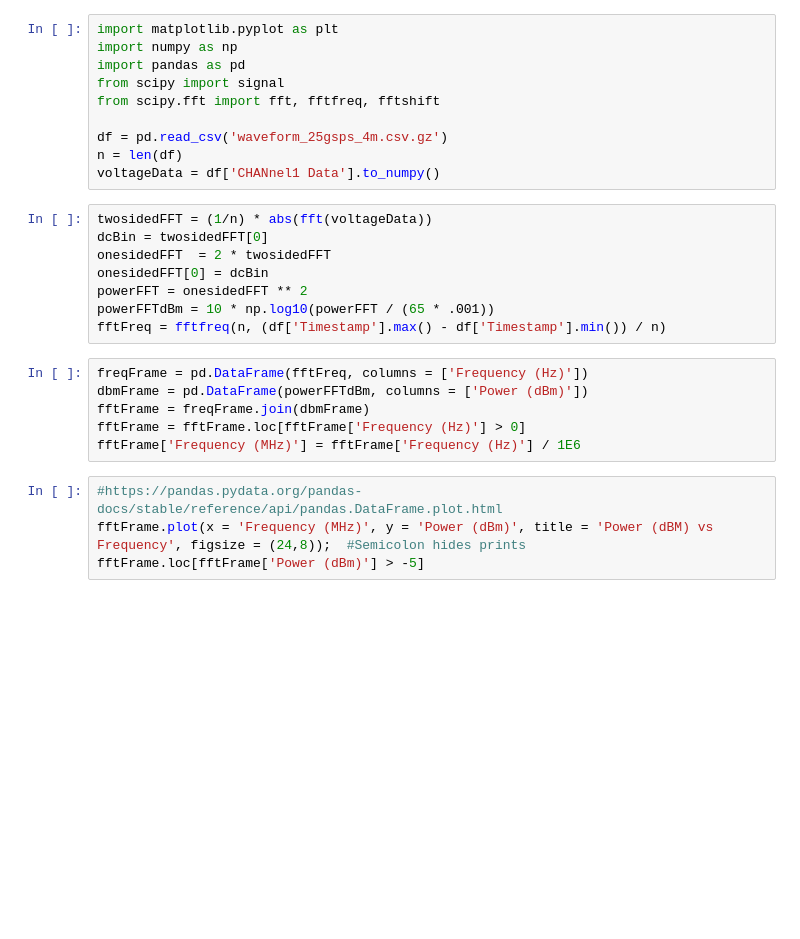
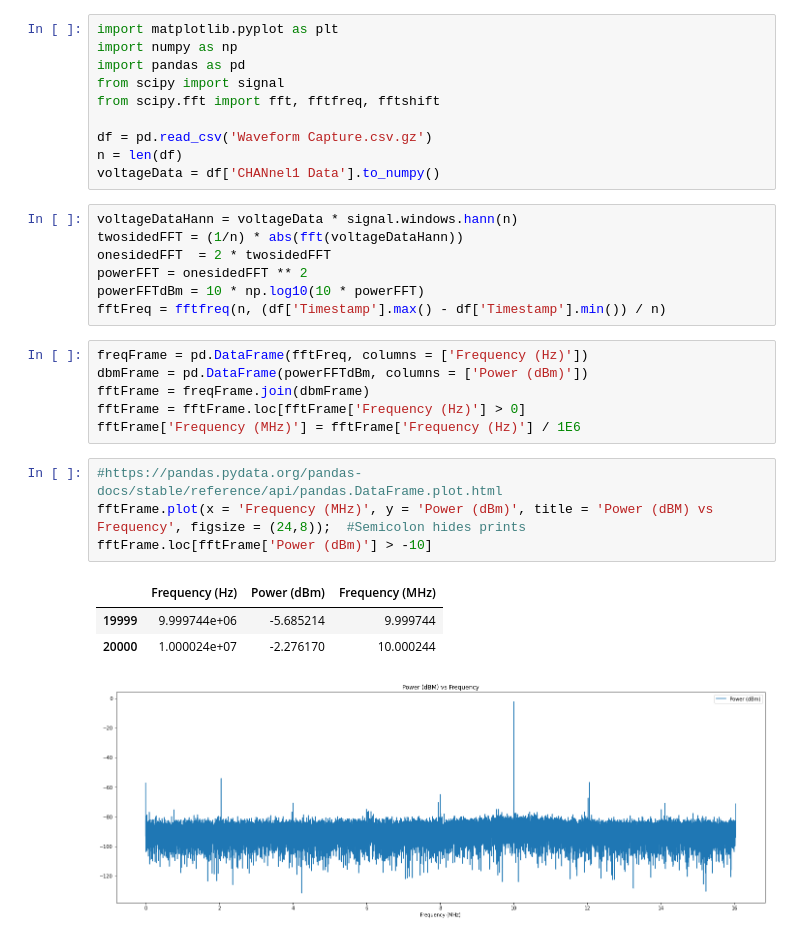
Before and after one commit to jlpoltrack/DSOX-Scripts, a Jupyter notebook: FFT/FFT.ipynb, the cells around one changed output. Cells and saved outputs as stored; diff of their text form; blank space fills up the shorter version.

```diff
--- a/FFT/FFT.ipynb
+++ b/FFT/FFT.ipynb
@@ -9,16 +9,15 @@ import pandas as pd
 from scipy import signal
 from scipy.fft import fft, fftfreq, fftshift
 
-df = pd.read_csv('waveform_25gsps_4m.csv.gz')
+df = pd.read_csv('Waveform Capture.csv.gz')
 n = len(df)
 voltageData = df['CHANnel1 Data'].to_numpy()
 # %%
-twosidedFFT = (1/n) * abs(fft(voltageData))
-dcBin = twosidedFFT[0]
+voltageDataHann = voltageData * signal.windows.hann(n)
+twosidedFFT = (1/n) * abs(fft(voltageDataHann))
 onesidedFFT  = 2 * twosidedFFT
-onesidedFFT[0] = dcBin
 powerFFT = onesidedFFT ** 2
-powerFFTdBm = 10 * np.log10(powerFFT / (65 * .001))
+powerFFTdBm = 10 * np.log10(10 * powerFFT)
 fftFreq = fftfreq(n, (df['Timestamp'].max() - df['Timestamp'].min()) / n)
 # %%
 freqFrame = pd.DataFrame(fftFreq, columns = ['Frequency (Hz)'])
@@ -29,4 +28,9 @@ fftFrame['Frequency (MHz)'] = fftFrame['Frequency (Hz)'] / 1E6
 # %%
 #https://pandas.pydata.org/pandas-docs/stable/reference/api/pandas.DataFrame.plot.html
 fftFrame.plot(x = 'Frequency (MHz)', y = 'Power (dBm)', title = 'Power (dBM) vs Frequency', figsize = (24,8));  #Semicolon hides prints
-fftFrame.loc[fftFrame['Power (dBm)'] > -5]
+fftFrame.loc[fftFrame['Power (dBm)'] > -10]
+# %% [output]
+|  | Frequency (Hz) | Power (dBm) | Frequency (MHz) |
+| 19999 | 9.999744e+06 | -5.685214 | 9.999744 |
+| 20000 | 1.000024e+07 | -2.276170 | 10.000244 |
+[figure, added]
```
Also changed, not shown: parts of 1 cell of this notebook, 5 other files.
